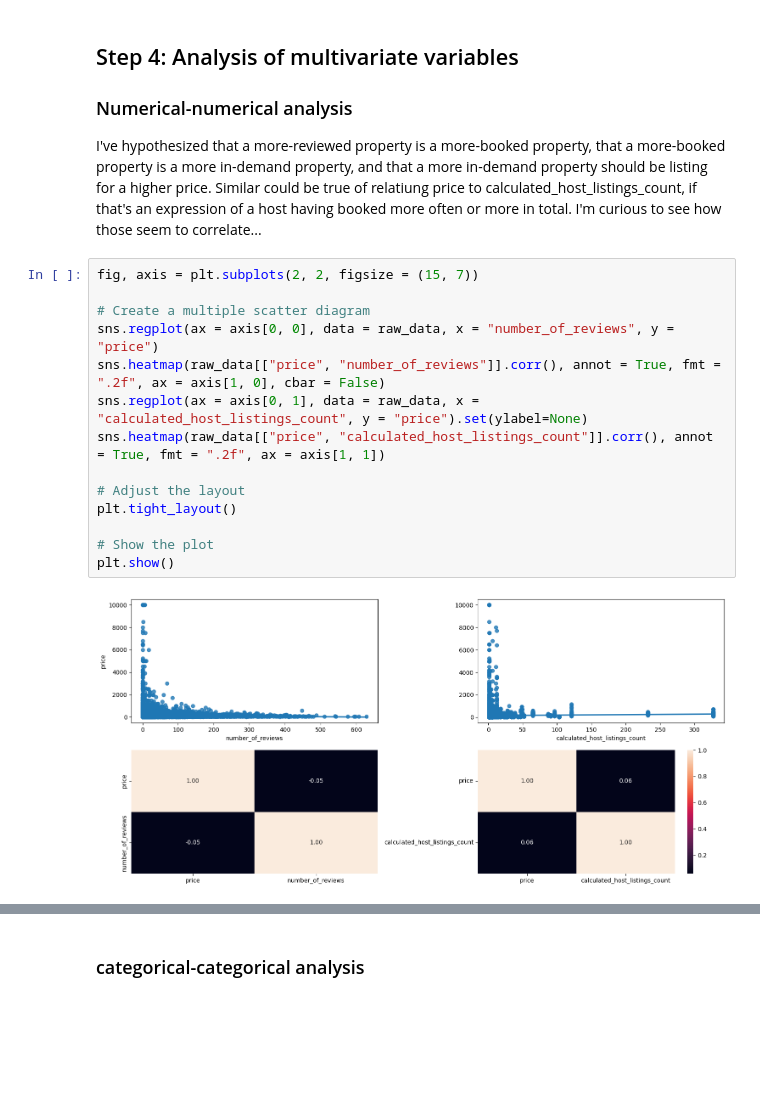
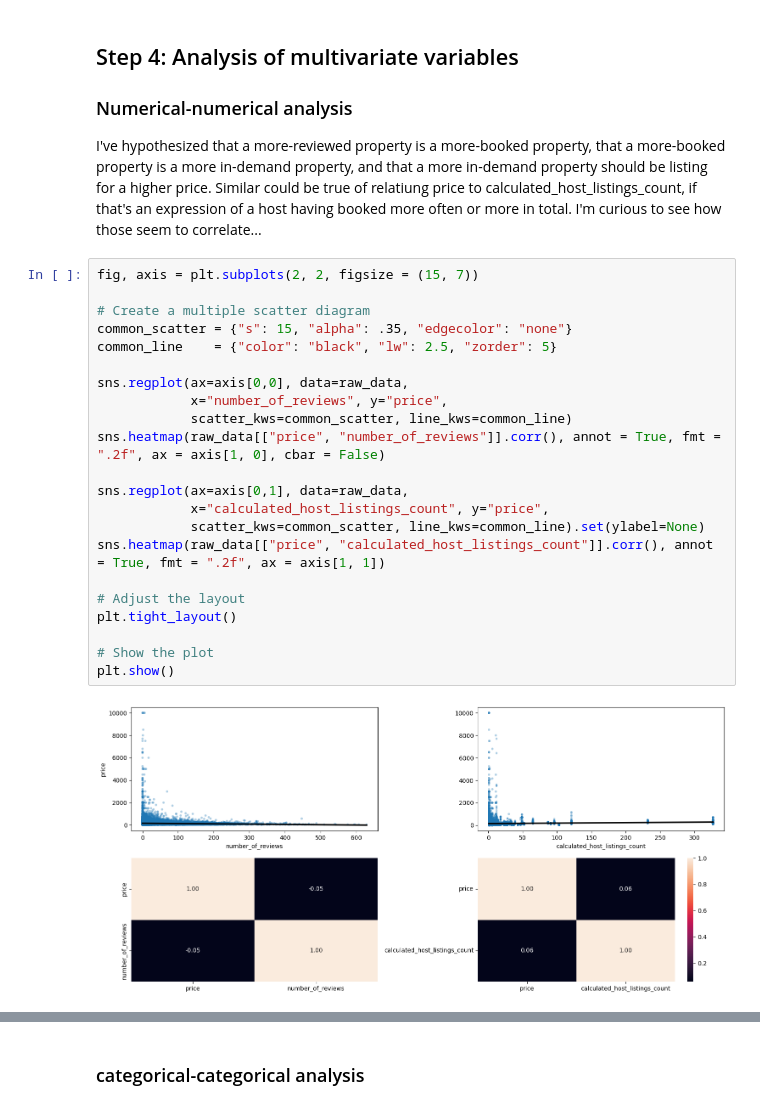
Before and after one commit to 4GeeksAcademy/machine-learning-python-template-NWinocur, a Jupyter notebook: src/explore.ipynb, the cells around one changed output, grey strips where cells are left out. Drawn from its saved outputs; the diff is of its cells as text; blank space fills up the shorter version.

```diff
--- a/src/explore.ipynb
+++ b/src/explore.ipynb
@@ -178,16 +178,24 @@ I've hypothesized that a more-reviewed property is a more-booked property, that
 # %%
 fig, axis = plt.subplots(2, 2, figsize = (15, 7))
 
 # Create a multiple scatter diagram
-sns.regplot(ax = axis[0, 0], data = raw_data, x = "number_of_reviews", y = "price")
+common_scatter = {"s": 15, "alpha": .35, "edgecolor": "none"}
+common_line    = {"color": "black", "lw": 2.5, "zorder": 5}
+
+sns.regplot(ax=axis[0,0], data=raw_data,
+            x="number_of_reviews", y="price",
+            scatter_kws=common_scatter, line_kws=common_line)
 sns.heatmap(raw_data[["price", "number_of_reviews"]].corr(), annot = True, fmt = ".2f", ax = axis[1, 0], cbar = False)
-sns.regplot(ax = axis[0, 1], data = raw_data, x = "calculated_host_listings_count", y = "price").set(ylabel=None)
+
+sns.regplot(ax=axis[0,1], data=raw_data,
+            x="calculated_host_listings_count", y="price",
+            scatter_kws=common_scatter, line_kws=common_line).set(ylabel=None)
 sns.heatmap(raw_data[["price", "calculated_host_listings_count"]].corr(), annot = True, fmt = ".2f", ax = axis[1, 1])
 
 # Adjust the layout
 plt.tight_layout()
 
 # Show the plot
 plt.show()
 # %% [output]
-[figure, old version]
+[figure, new version]
```
Also changed, not shown: parts of 4 cells of this notebook.
